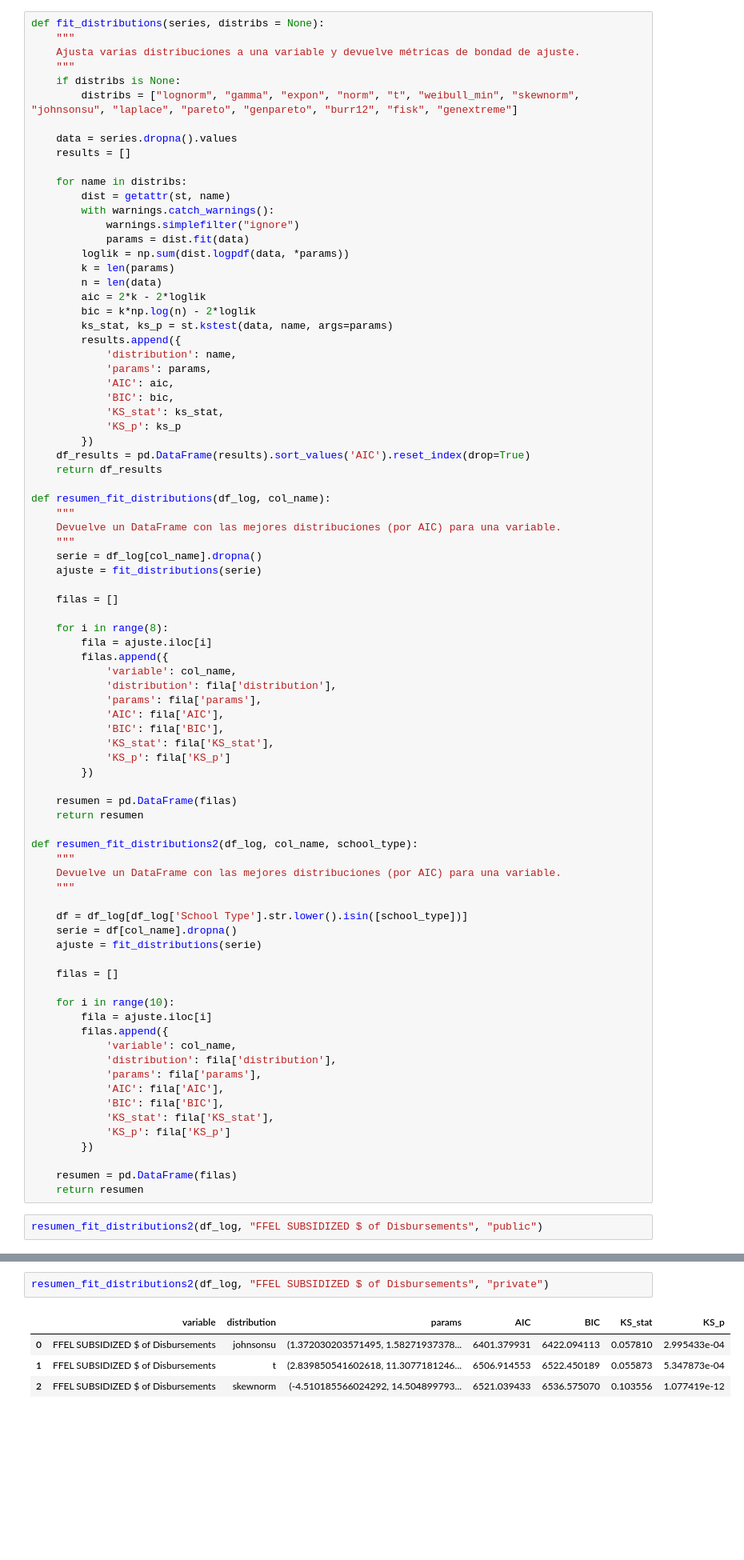
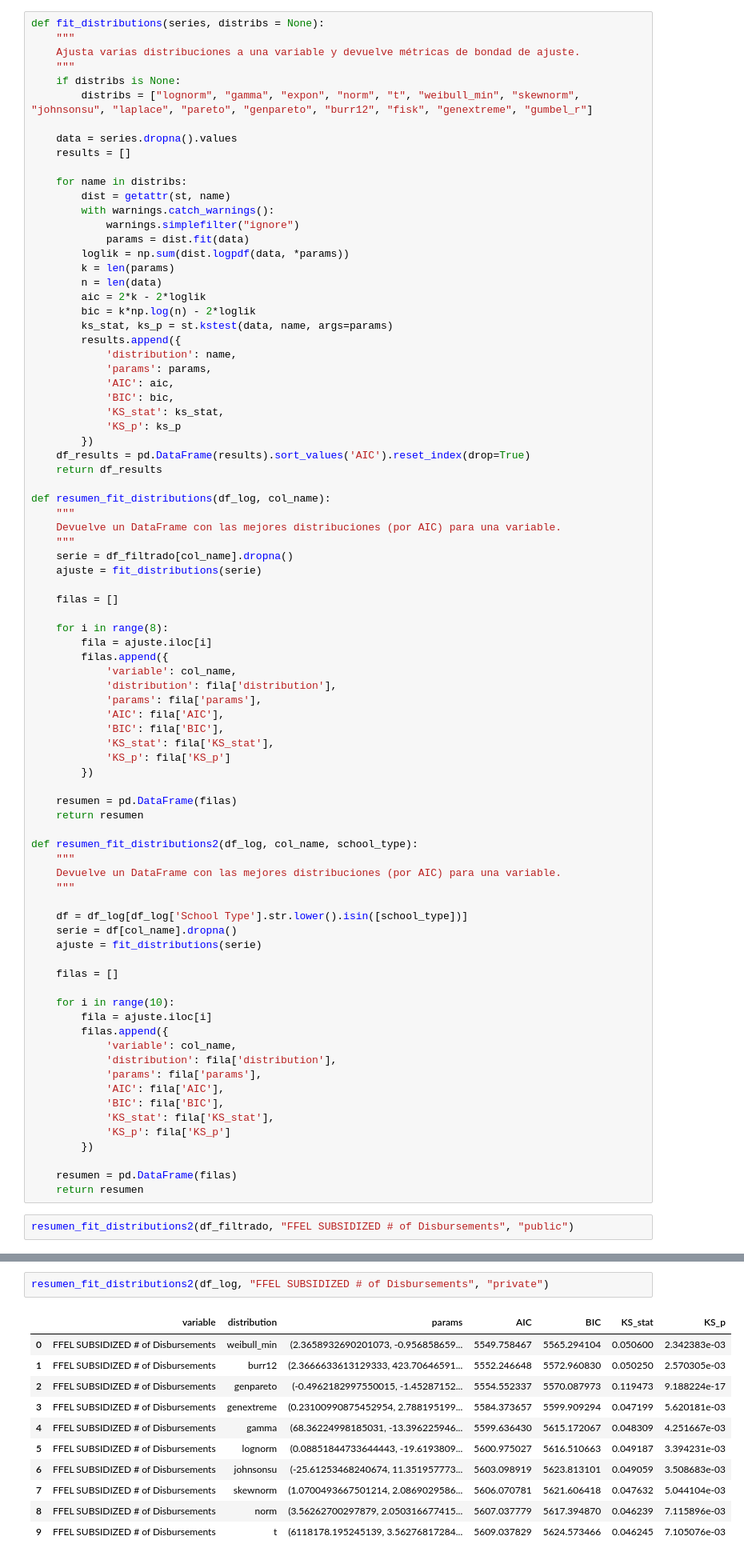
Before and after one commit to CA0307-II-2025/grupo-3, a Jupyter notebook: cod/pit.ipynb, the cells around one changed output, grey strips where cells are left out. Shown: that part at 80% size. Cells and saved outputs as stored; diff of their text form; blank space fills up the shorter version.

```diff
--- a/cod/pit.ipynb
+++ b/cod/pit.ipynb
@@ -211,7 +195,7 @@ def fit_distributions(series, distribs = None):
     Ajusta varias distribuciones a una variable y devuelve métricas de bondad de ajuste.
     """
     if distribs is None:
-        distribs = ["lognorm", "gamma", "expon", "norm", "t", "weibull_min", "skewnorm", "johnsonsu", "laplace", "pareto", "genpareto", "burr12", "fisk", "genextreme"]
+        distribs = ["lognorm", "gamma", "expon", "norm", "t", "weibull_min", "skewnorm", "johnsonsu", "laplace", "pareto", "genpareto", "burr12", "fisk", "genextreme", "gumbel_r"]
 
     data = series.dropna().values
     results = []
@@ -242,7 +226,7 @@ def resumen_fit_distributions(df_log, col_name):
     """
     Devuelve un DataFrame con las mejores distribuciones (por AIC) para una variable.
     """
-    serie = df_log[col_name].dropna()
+    serie = df_filtrado[col_name].dropna()
     ajuste = fit_distributions(serie)
 
     filas = []
@@ -288,6 +272,6 @@ def resumen_fit_distributions2(df_log, col_name, school_type):
     resumen = pd.DataFrame(filas)
     return resumen
 # %%
-resumen_fit_distributions2(df_log, "FFEL SUBSIDIZED $ of Disbursements", "public")
+resumen_fit_distributions2(df_filtrado, "FFEL SUBSIDIZED # of Disbursements", "public")
 # %% [output]
 |  | variable | distribution | params | AIC | BIC | KS_stat | KS_p |
@@ -318,8 +302,15 @@ resumen_fit_distributions2(df_log, "FFEL SUBSIDIZED $ of Disbursements", "public
 # %%
-resumen_fit_distributions2(df_log, "FFEL SUBSIDIZED $ of Disbursements", "private")
+resumen_fit_distributions2(df_log, "FFEL SUBSIDIZED # of Disbursements", "private")
 # %% [output]
 |  | variable | distribution | params | AIC | BIC | KS_stat | KS_p |
-| 0 | FFEL SUBSIDIZED $ of Disbursements | johnsonsu | (1.372030203571495, 1.58271937378... | 6401.379931 | 6422.094113 | 0.057810 | 2.995433e-04 |
-| 1 | FFEL SUBSIDIZED $ of Disbursements | t | (2.839850541602618, 11.3077181246... | 6506.914553 | 6522.450189 | 0.055873 | 5.347873e-04 |
-| 2 | FFEL SUBSIDIZED $ of Disbursements | skewnorm | (-4.510185566024292, 14.504899793... | 6521.039433 | 6536.575070 | 0.103556 | 1.077419e-12 |
+| 0 | FFEL SUBSIDIZED # of Disbursements | weibull_min | (2.3658932690201073, -0.956858659... | 5549.758467 | 5565.294104 | 0.050600 | 2.342383e-03 |
+| 1 | FFEL SUBSIDIZED # of Disbursements | burr12 | (2.3666633613129333, 423.70646591... | 5552.246648 | 5572.960830 | 0.050250 | 2.570305e-03 |
+| 2 | FFEL SUBSIDIZED # of Disbursements | genpareto | (-0.4962182997550015, -1.45287152... | 5554.552337 | 5570.087973 | 0.119473 | 9.188224e-17 |
+| 3 | FFEL SUBSIDIZED # of Disbursements | genextreme | (0.23100990875452954, 2.788195199... | 5584.373657 | 5599.909294 | 0.047199 | 5.620181e-03 |
+| 4 | FFEL SUBSIDIZED # of Disbursements | gamma | (68.36224998185031, -13.396225946... | 5599.636430 | 5615.172067 | 0.048309 | 4.251667e-03 |
+| 5 | FFEL SUBSIDIZED # of Disbursements | lognorm | (0.08851844733644443, -19.6193809... | 5600.975027 | 5616.510663 | 0.049187 | 3.394231e-03 |
+| 6 | FFEL SUBSIDIZED # of Disbursements | johnsonsu | (-25.61253468240674, 11.351957773... | 5603.098919 | 5623.813101 | 0.049059 | 3.508683e-03 |
+| 7 | FFEL SUBSIDIZED # of Disbursements | skewnorm | (1.0700493667501214, 2.0869029586... | 5606.070781 | 5621.606418 | 0.047632 | 5.044104e-03 |
+| 8 | FFEL SUBSIDIZED # of Disbursements | norm | (3.56262700297879, 2.050316677415... | 5607.037779 | 5617.394870 | 0.046239 | 7.115896e-03 |
+| 9 | FFEL SUBSIDIZED # of Disbursements | t | (6118178.195245139, 3.56276817284... | 5609.037829 | 5624.573466 | 0.046245 | 7.105076e-03 |
 # %%
```
Also changed, not shown: parts of 16 cells of this notebook.
